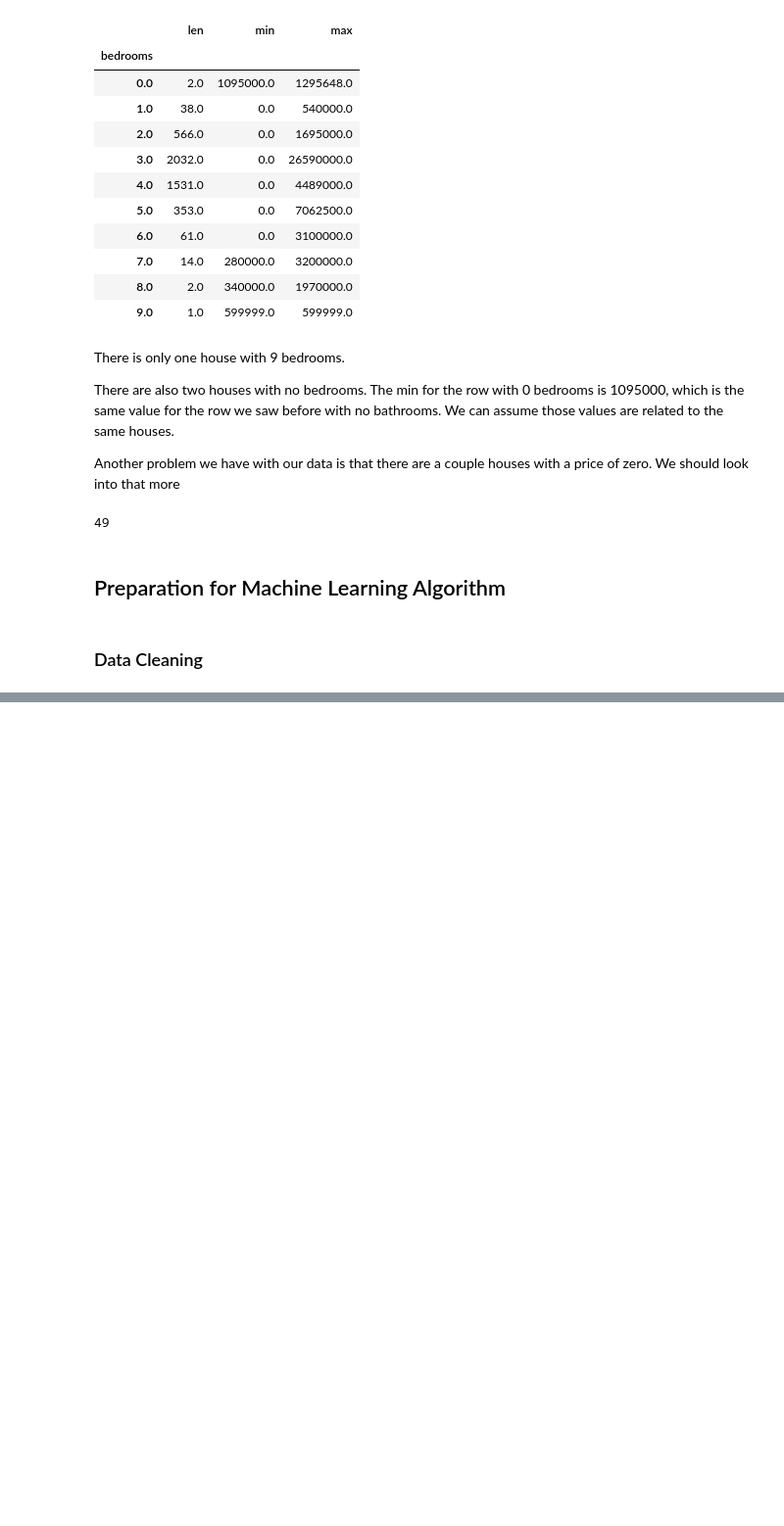
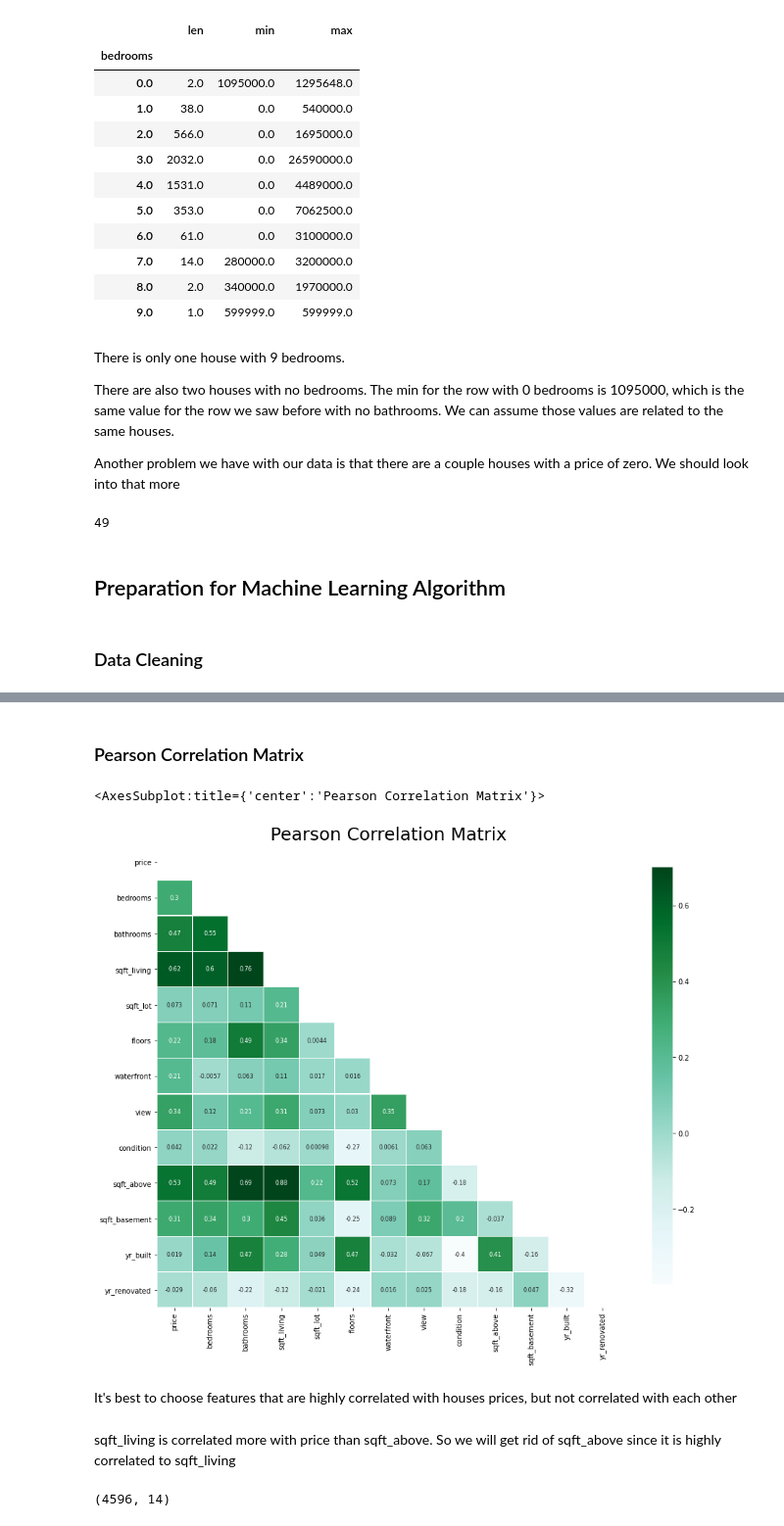
Before and after one commit to fpaul787/Housing-Price-Prediction, a Jupyter notebook: regression_model.ipynb, the cells around one changed output, grey strips where cells are left out. Shown at 98% size. Drawn from its saved outputs; the diff is of its cells as text; code cells hidden in the pictures; blank space fills up the shorter version.

```diff
--- a/regression_model.ipynb
+++ b/regression_model.ipynb
@@ -287,0 +277,4 @@ housing.head()
+# %%
+# dropping street and city because we already have statezip
+# housing.drop(['street', 'city'], axis=1, inplace = True)
+housing.drop(['date'], axis = 1, inplace = True)
@@ -287,0 +296,5 @@ housing.head()
+# %%
+# New dataset
+# 1. No houses with 0 or 9 bedrooms(replace with something)
+# 2. Get rid of outlier house with huge cost
+houses = housing[(housing.bedrooms > 0) & (housing.bedrooms < 9) & (housing.price<2.5*10**7)].copy()
@@ -287,0 +341,3 @@ housing.head()
+# %%
+houses.price.replace(to_replace = 0, value = 735000, inplace = True)
+len(houses[(houses.price) == 0])
@@ -287,0 +358,29 @@ housing.head()
+# %% [markdown]
+<h3>Pearson Correlation Matrix</h3>
+# %%
+features = ['price', 'bedrooms', 'bathrooms', 'sqft_living',
+            'sqft_lot', 'floors', 'waterfront', 'view',
+            'condition', 'sqft_above', 'sqft_basement', 'yr_built', 'yr_renovated']
+mask = np.zeros_like(houses[features].corr(), dtype=np.bool)
+mask[np.triu_indices_from(mask)] = True
+
+f, ax = plt.subplots(figsize=(16, 12))
+plt.title('Pearson Correlation Matrix', fontsize=25)
+
+sns.heatmap(houses[features].corr(), linewidths=0.25, vmax=0.7, square=True,
+           cmap="BuGn", linecolor='w', annot=True, annot_kws={"size": 8}, mask=mask,
+           cbar_kws={"shrink": .9})
+# %% [output]
+<AxesSubplot:title={'center':'Pearson Correlation Matrix'}>
+[figure, added]
+# %% [markdown]
+<p>It's best to choose features that are highly correlated with houses prices,
+    but not correlated with each other </p>
+# %% [markdown]
+<p>sqft_living is correlated more with price than sqft_above. So we will get rid of sqft_above since it is highly correlated to sqft_living</p>
+# %%
+# removing sqft_above
+houses.drop(['sqft_above'], axis = 1, inplace = True)
+houses.shape
+# %% [output]
+(4596, 14)
```
Also changed, not shown: parts of 52 cells of this notebook.
